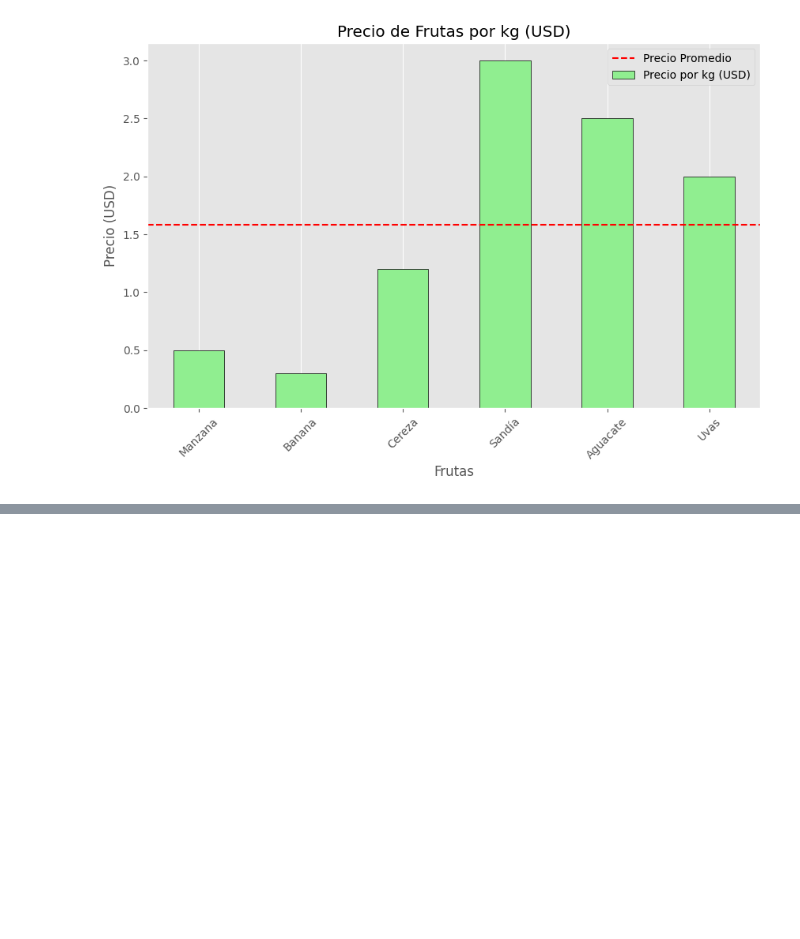
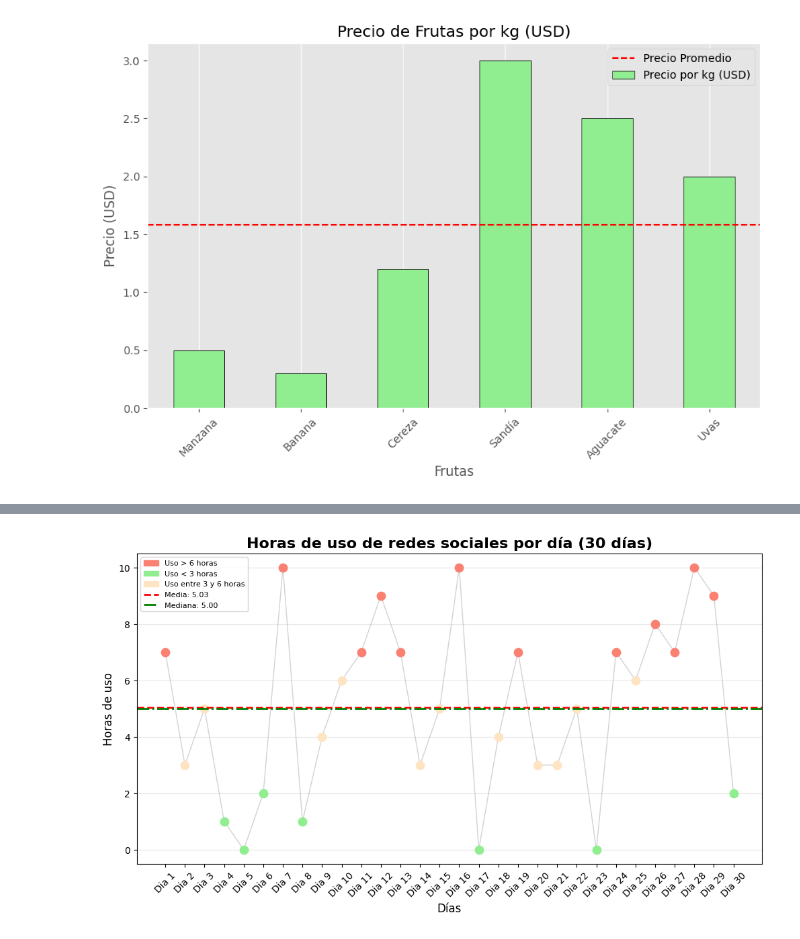
Before and after one commit to alanPalma25/sic-2025-python-ai, a Jupyter notebook: class_notes.ipynb, the cells around one changed output, grey strips where cells are left out. Saved outputs shown, nothing was run; the diff lists cells and outputs as text; code cells hidden in the pictures; blank space fills up the shorter version.

```diff
--- a/class_notes.ipynb
+++ b/class_notes.ipynb
@@ -422,0 +469,39 @@ plt.show()
+# %%
+plt.figure(figsize=(12,6))
+
+# Dibujar línea general
+plt.plot(uso_redes.index, uso_redes.values, color="lightgray", linewidth=1, zorder=1)
+
+# Colorear puntos según condición
+for dia, uso in zip(uso_redes.index, uso_redes.values):
+    if uso > 6:
+        plt.scatter(dia, uso, color="salmon", s=80, zorder=2, label="Uso > 6 horas" if dia == uso_redes.index[0] else "")
+    elif uso < 3:
+        plt.scatter(dia, uso, color="lightgreen", s=80, zorder=2, label="Uso < 3 horas" if dia == uso_redes.index[0] else "")
+    else:
+        plt.scatter(dia, uso, color="bisque", s=80, zorder=2, label="Uso entre 3 y 6 horas" if dia == uso_redes.index[0] else "")
+
+# Líneas de media y mediana
+linea_media = plt.axhline(media, color="red", linestyle="--", linewidth=2, label=f"Media: {media:.2f}")
+linea_mediana = plt.axhline(mediana, color="green", linestyle="-.", linewidth=2, label=f"Mediana: {mediana:.2f}")
+
+plt.title("Horas de uso de redes sociales por día (30 días)", fontsize=16, fontweight="bold")
+plt.xlabel("Días", fontsize=12)
+plt.ylabel("Horas de uso", fontsize=12)
+plt.xticks(rotation=45)
+plt.grid(axis='y', alpha=0.3)
+
+# Parches personalizados para la leyenda de colores
+red_patch = mpatches.Patch(color='salmon', label='Uso > 6 horas')
+green_patch = mpatches.Patch(color='lightgreen', label='Uso < 3 horas')
+yellow_patch = mpatches.Patch(color='bisque', label='Uso entre 3 y 6 horas')
+
+# Combinar parches y líneas en la leyenda
+plt.legend(handles=[red_patch, green_patch, yellow_patch, linea_media, linea_mediana],
+           labels=['Uso > 6 horas', 'Uso < 3 horas', 'Uso entre 3 y 6 horas',
+                   f"Media: {media:.2f}", f"Mediana: {mediana:.2f}"],
+           loc="upper left", fontsize=8)
+
+plt.show()
+# %% [output]
+[figure, added]
```
Also changed, not shown: parts of 3 cells of this notebook, 4 other files.
